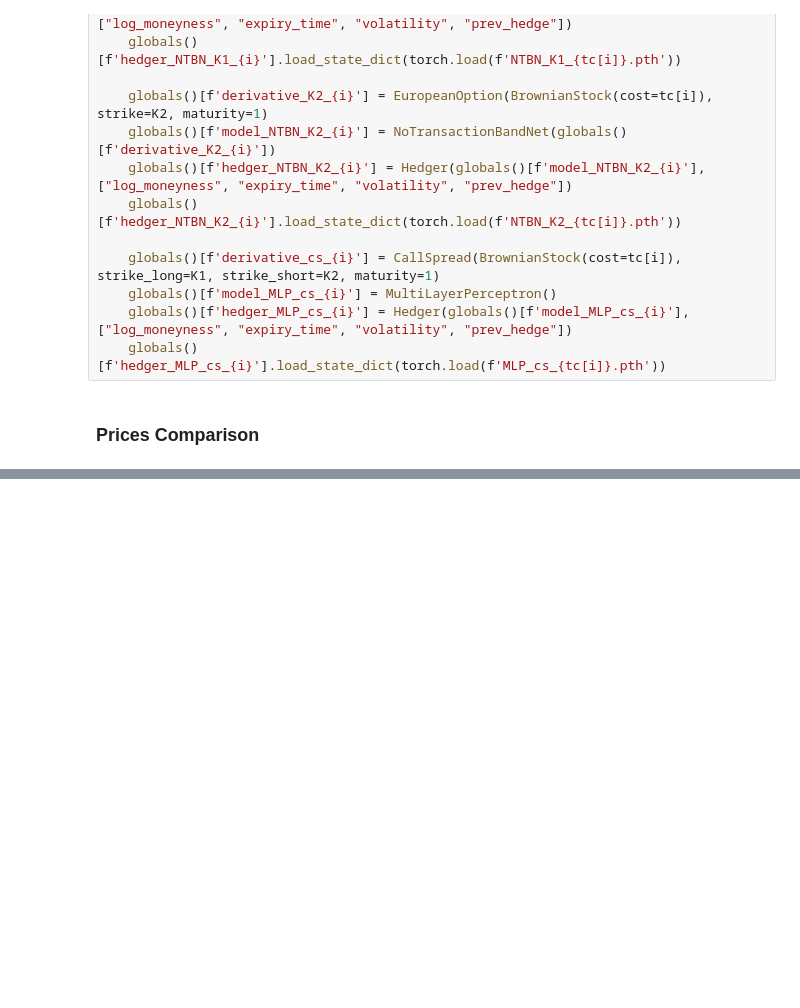
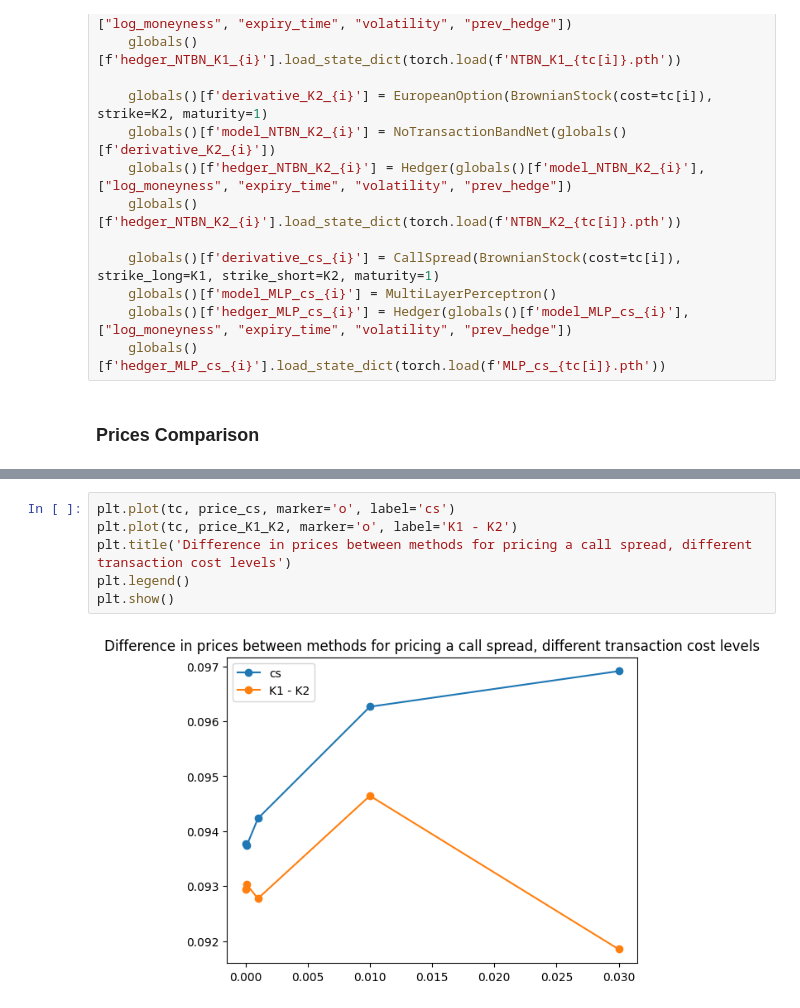
Before and after one commit to JulesArzel/Deep_Hedging_v2, a Jupyter notebook: Deep Reinforcement Learning Approach/Main_Deep_RL_pfhedge.ipynb, the cells around one changed output, grey strips where cells are left out. Saved outputs shown, nothing was run; the diff lists cells and outputs as text; blank space fills up the shorter version.

```diff
--- a/Deep Reinforcement Learning Approach/Main_Deep_RL_pfhedge.ipynb
+++ b/Deep Reinforcement Learning Approach/Main_Deep_RL_pfhedge.ipynb
@@ -587,0 +574,8 @@ plt.show()
+# %%
+plt.plot(tc, price_cs, marker='o', label='cs')
+plt.plot(tc, price_K1_K2, marker='o', label='K1 - K2')
+plt.title('Difference in prices between methods for pricing a call spread, different transaction cost levels')
+plt.legend()
+plt.show()
+# %% [output]
+[figure, added]
```
Also changed, not shown: parts of 13 cells of this notebook, 10 other files.
